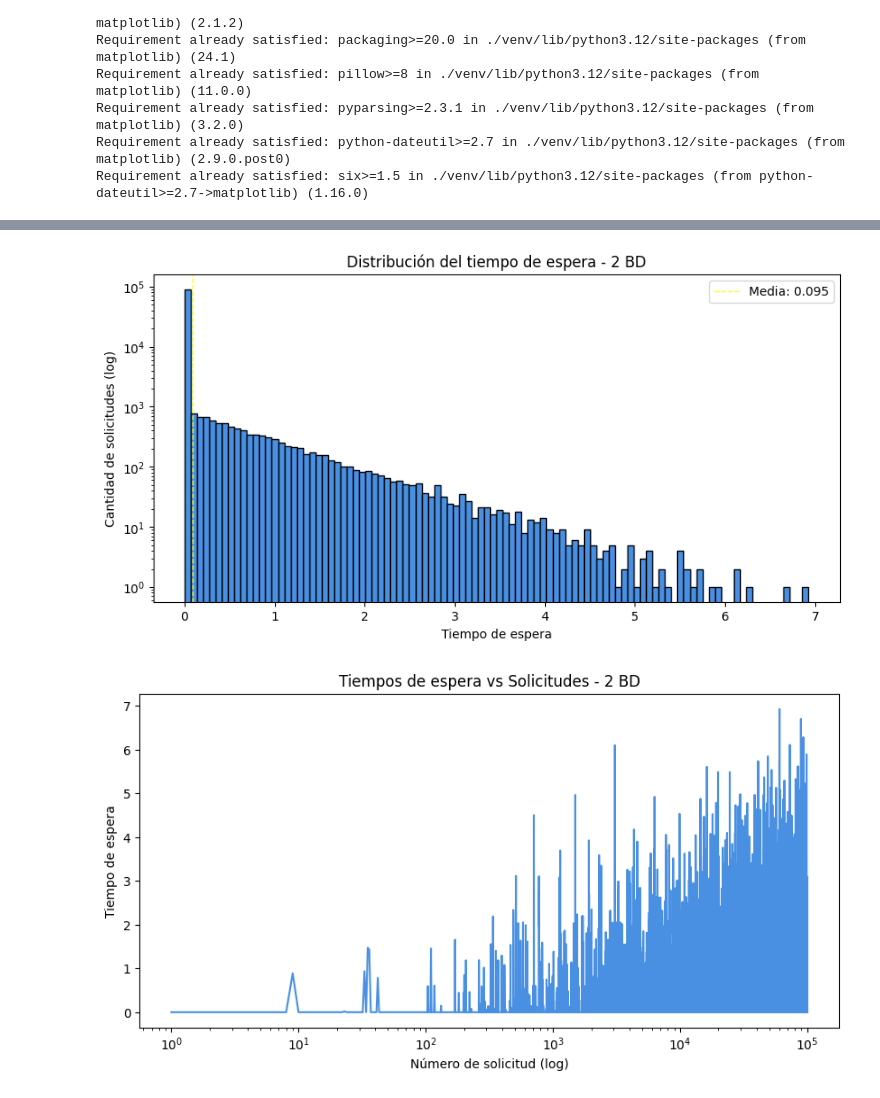
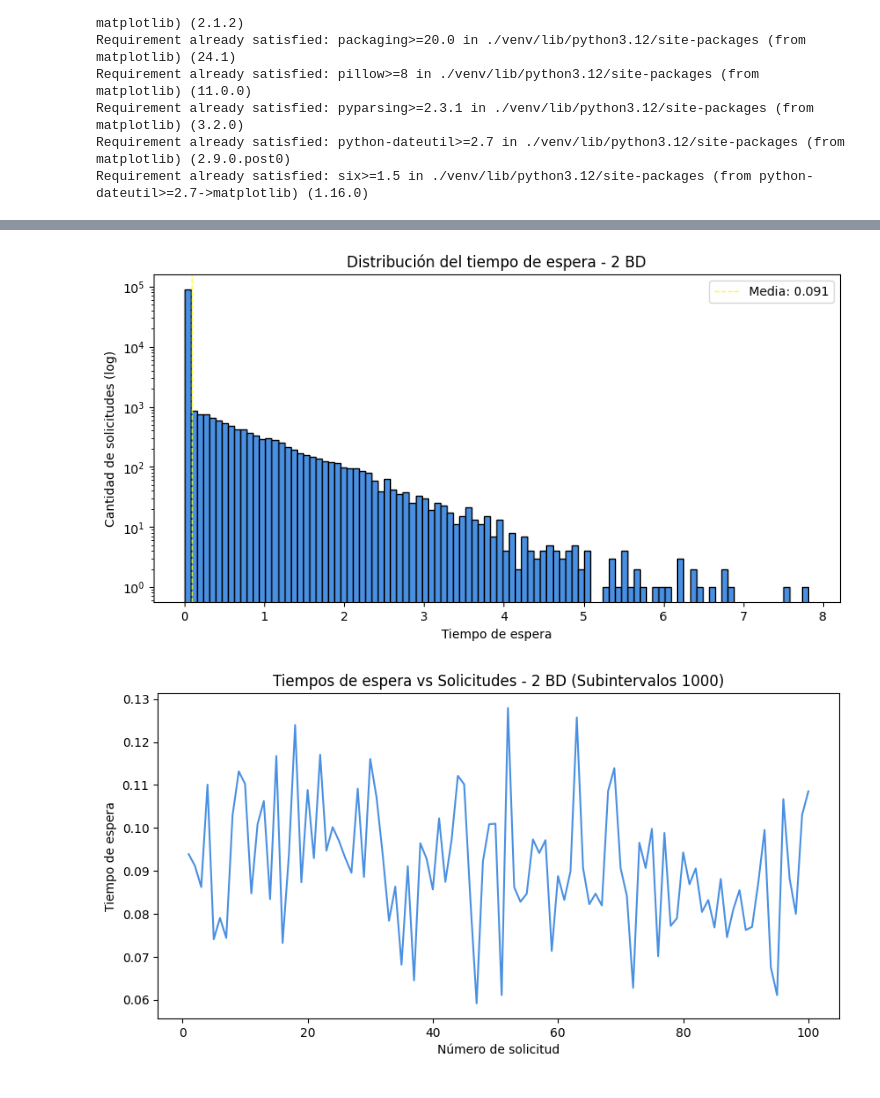
Before and after one commit to DanieLovera/simulacion_tp2, a Jupyter notebook: Simulacion_TP2.ipynb, the cells around one changed output, grey strips where cells are left out. Cells and saved outputs as stored; diff of their text form; code cells hidden in the pictures.

Commit message:
feat: update graphics

```diff
--- a/Simulacion_TP2.ipynb
+++ b/Simulacion_TP2.ipynb
@@ -89,12 +89,20 @@ class Estadisticas():
         plt.ylabel("Cantidad de solicitudes (log)")
         plt.show()
 
-    def grafico_tiempo_espera_vs_solicitudes(self, titulo):
+    def grafico_tiempo_espera_vs_solicitudes(self, titulo, subintervalos=None):
         plt.figure().set_figwidth(10)
-        plt.plot(self.historial_solicitudes, self.historial_tiempos_espera, color='#4A90E2')
-        plt.xscale('log')
+
+        if subintervalos is None:
+            plt.plot(self.historial_solicitudes, self.historial_tiempos_espera, color='#4A90E2')
+        else:
+            historial_tiempos_espera = []
+            for i in range(0, 100_000, subintervalos):
+                sub_tiempo_medio = numpy.mean(self.historial_tiempos_espera[i : i + subintervalos])
+                historial_tiempos_espera.append(sub_tiempo_medio)
+            plt.plot([i for i in range(1, len(historial_tiempos_espera) + 1)], historial_tiempos_espera, color='#4A90E2')
+
         plt.title(titulo)
-        plt.xlabel("Número de solicitud (log)")
+        plt.xlabel("Número de solicitud")
         plt.ylabel("Tiempo de espera")
         plt.show()
 
@@ -158,14 +166,14 @@ estadisticas.grafico_proporcion_solicitudes_sin_esperar("Proporción de solicitu
 # %%
 # Simulacion de dos bases
 mu_demora_1 = 0.7
 mu_demora_2 = 1
 estadisticas = simular_dos_bases(mu_demora_1, mu_demora_2)
 estadisticas.histograma_tiempos_espera("Distribución del tiempo de espera - 2 BD")
-estadisticas.grafico_tiempo_espera_vs_solicitudes("Tiempos de espera vs Solicitudes - 2 BD")
+estadisticas.grafico_tiempo_espera_vs_solicitudes("Tiempos de espera vs Solicitudes - 2 BD (Subintervalos 1000)", subintervalos=1_000)
 estadisticas.grafico_proporcion_solicitudes_sin_esperar("Proporción de solicitudes con y sin espera - 2 BD")
 # %% [output]
-[figure, old version]
+[figure, new version]
-[figure, old version]
+[figure, new version]
 [figure]
 # %%
 # Simulacion Grupo 5
```
Also changed, not shown: parts of 4 cells of this notebook.
